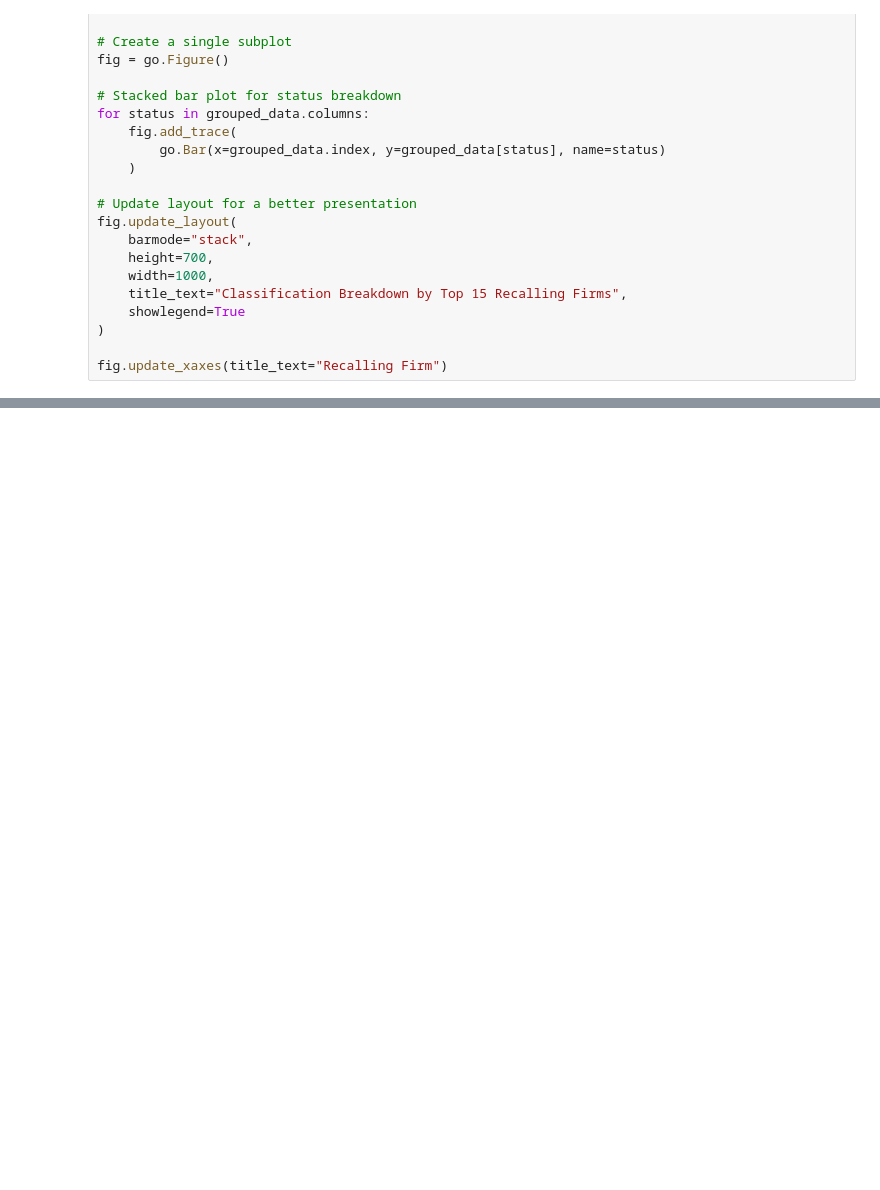
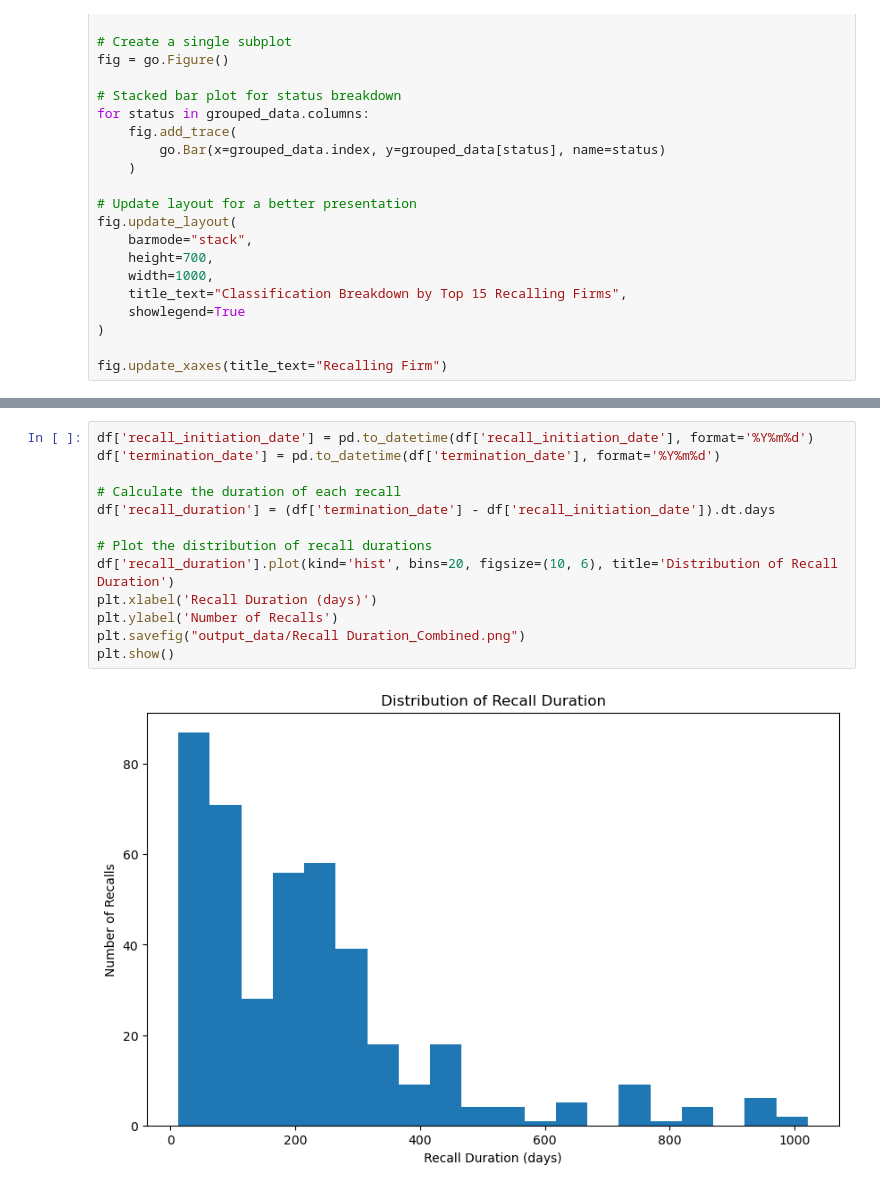
Before and after one commit to galvan0806/project_1_recalls, a Jupyter notebook: FDARecall.ipynb, the cells around one changed output, grey strips where cells are left out. Saved outputs shown, nothing was run; the diff lists cells and outputs as text; blank space fills up the shorter version.

```diff
--- a/FDARecall.ipynb
+++ b/FDARecall.ipynb
@@ -160,0 +223,15 @@ fig.update_xaxes(title_text="Recalling Firm")
+# %%
+df['recall_initiation_date'] = pd.to_datetime(df['recall_initiation_date'], format='%Y%m%d')
+df['termination_date'] = pd.to_datetime(df['termination_date'], format='%Y%m%d')
+
+# Calculate the duration of each recall
+df['recall_duration'] = (df['termination_date'] - df['recall_initiation_date']).dt.days
+
+# Plot the distribution of recall durations
+df['recall_duration'].plot(kind='hist', bins=20, figsize=(10, 6), title='Distribution of Recall Duration')
+plt.xlabel('Recall Duration (days)')
+plt.ylabel('Number of Recalls')
+plt.savefig("output_data/Recall Duration_Combined.png")
+plt.show()
+# %% [output]
+[figure, added]
```
Also changed, not shown: parts of 6 cells of this notebook.
